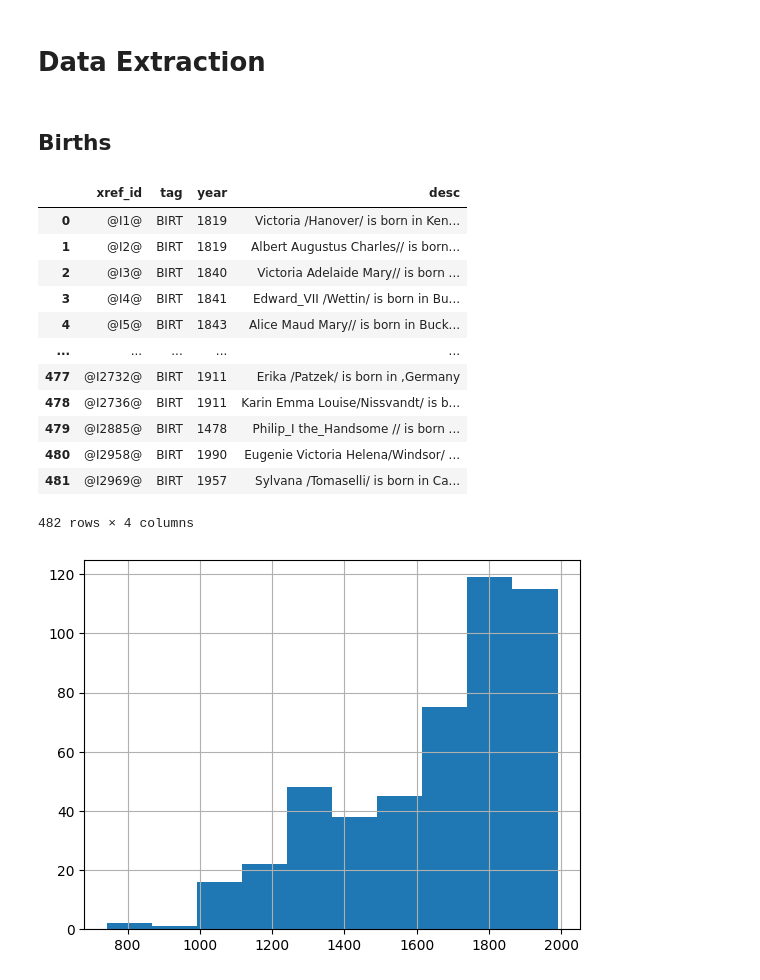
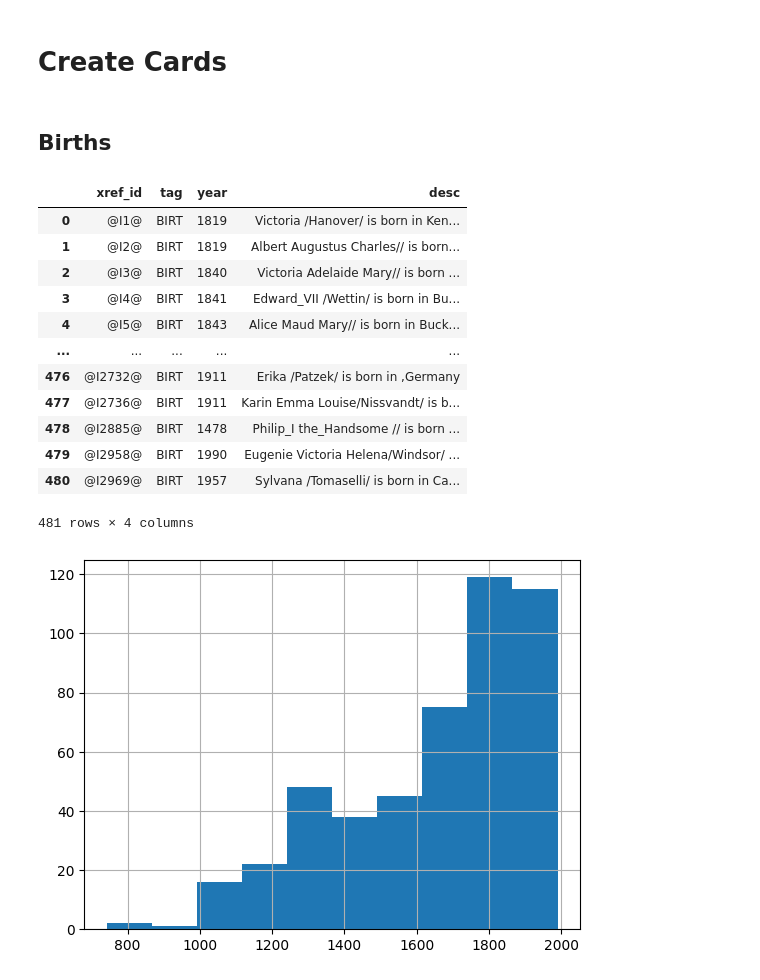
Before and after one commit to joehowells/timeline-gedcom, a Jupyter notebook: 2_data_extraction.ipynb, the cells around one changed output. Drawn from its saved outputs; the diff is of its cells as text; code cells hidden in the pictures.

```diff
--- a/2_data_extraction.ipynb
+++ b/2_data_extraction.ipynb
@@ -1,5 +1,5 @@
 # %% [markdown]
-# Data Extraction
+# Create Cards
 # %%
 import re
 
@@ -19,32 +19,35 @@ with open("data/royal92.ged") as f:
 # %%
 def iterator():
     for indi in gedcom.indi:
         for birt in indi.birt:
             if birt.date is not None and birt.plac is not None:
                 desc = f"{indi.name[0].value} is born in {birt.plac.value}"
-                yield indi.xref_id, "BIRT", year(birt.date.value), desc
+                date_year = year(birt.date.value)
+
+                if date_year is not None:
+                    yield indi.xref_id, "BIRT", date_year, desc
 
 
 df_birth = pd.DataFrame(
     data=iterator(),
     columns=["xref_id", "tag", "year", "desc"],
 )
 df_birth.year = df_birth.year.astype("Int64")
 df_birth
 # %% [output]
 |  | xref_id | tag | year | desc |
 | 0 | @I1@ | BIRT | 1819 | Victoria /Hanover/ is born in Ken... |
 | 1 | @I2@ | BIRT | 1819 | Albert Augustus Charles// is born... |
 | 2 | @I3@ | BIRT | 1840 | Victoria Adelaide Mary// is born ... |
 | 3 | @I4@ | BIRT | 1841 | Edward_VII /Wettin/ is born in Bu... |
 | 4 | @I5@ | BIRT | 1843 | Alice Maud Mary// is born in Buck... |
 | ... | ... | ... | ... | ... |
-| 477 | @I2732@ | BIRT | 1911 | Erika /Patzek/ is born in ,Germany |
-| 478 | @I2736@ | BIRT | 1911 | Karin Emma Louise/Nissvandt/ is b... |
-| 479 | @I2885@ | BIRT | 1478 | Philip_I the_Handsome // is born ... |
-| 480 | @I2958@ | BIRT | 1990 | Eugenie Victoria Helena/Windsor/ ... |
-| 481 | @I2969@ | BIRT | 1957 | Sylvana /Tomaselli/ is born in Ca... |
+| 476 | @I2732@ | BIRT | 1911 | Erika /Patzek/ is born in ,Germany |
+| 477 | @I2736@ | BIRT | 1911 | Karin Emma Louise/Nissvandt/ is b... |
+| 478 | @I2885@ | BIRT | 1478 | Philip_I the_Handsome // is born ... |
+| 479 | @I2958@ | BIRT | 1990 | Eugenie Victoria Helena/Windsor/ ... |
+| 480 | @I2969@ | BIRT | 1957 | Sylvana /Tomaselli/ is born in Ca... |
-482 rows × 4 columns
+481 rows × 4 columns
 # %%
 df_birth.year.hist();
 # %% [output]
```
Also changed, not shown: parts of 4 cells of this notebook, 2 other files.
